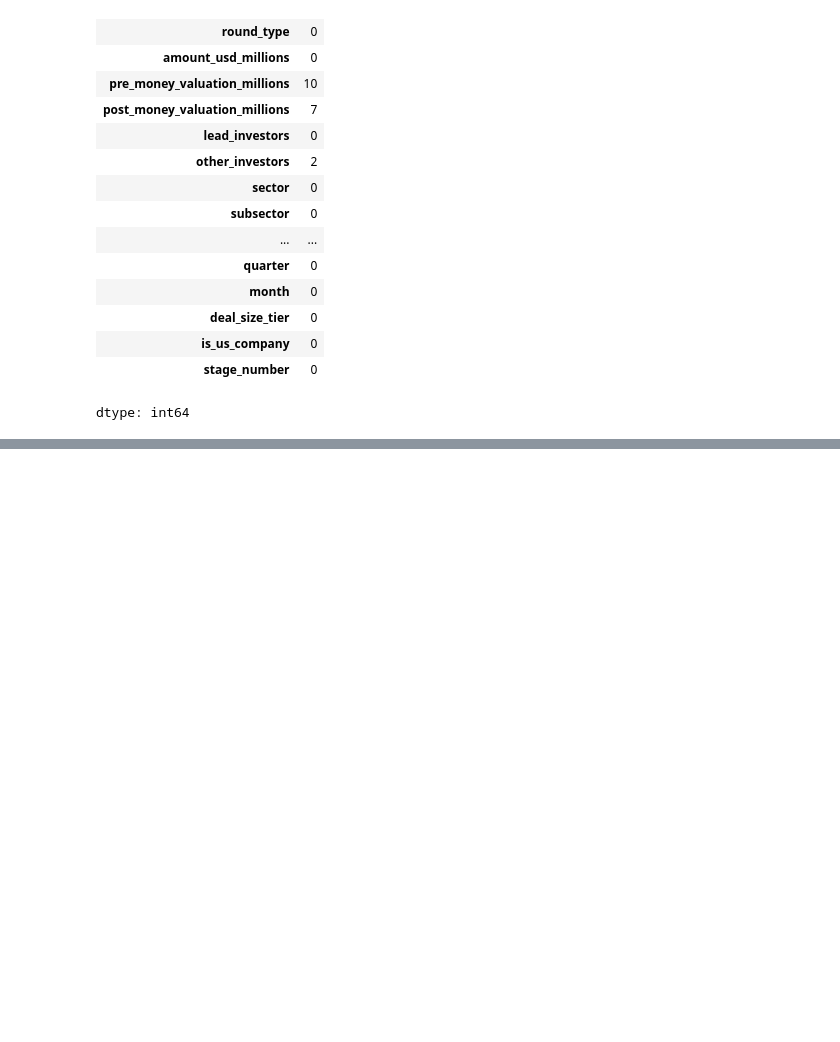
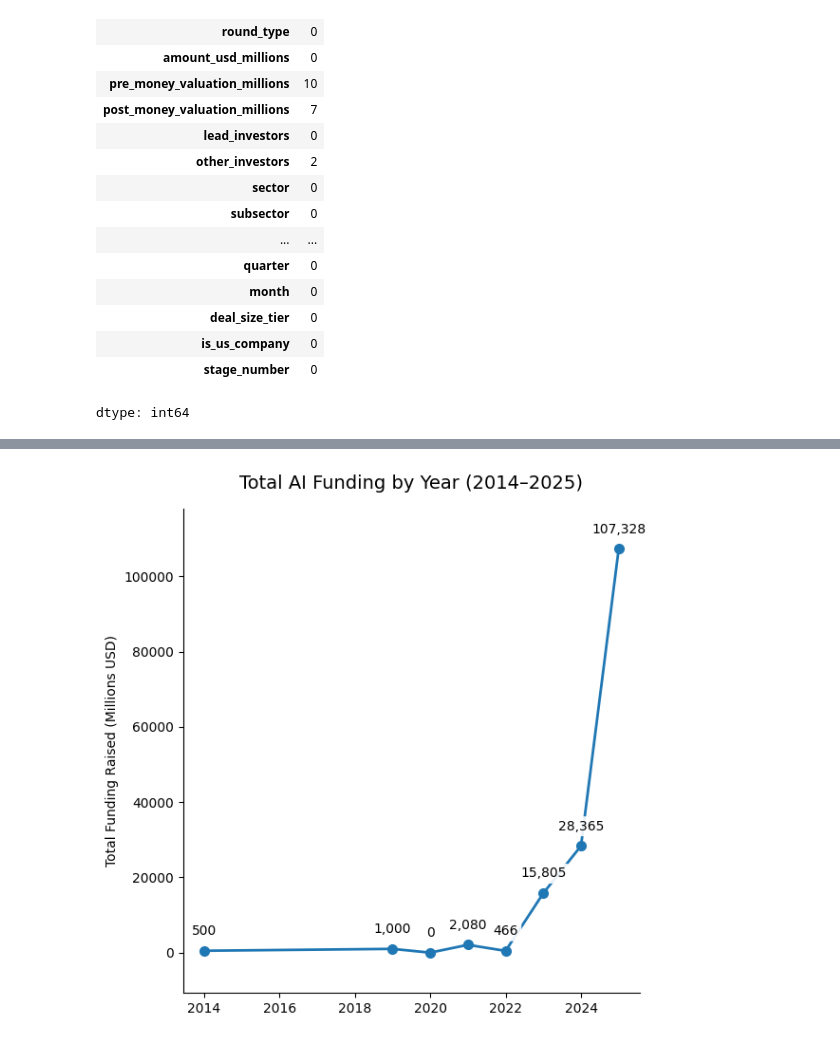
Before and after one commit to rawalnidhi/ai-investment-trends-analysis, a Jupyter notebook: notebooks/AI_Investment_Trends_Analysis.ipynb, the cells around one changed output, grey strips where cells are left out. Drawn from its saved outputs; the diff is of its cells as text; code cells hidden in the pictures; blank space fills up the shorter version.

```diff
--- a/notebooks/AI_Investment_Trends_Analysis.ipynb
+++ b/notebooks/AI_Investment_Trends_Analysis.ipynb
@@ -123,0 +202,85 @@ dtype: int64
+# %%
+# Visualization 2: Total AI Funding by Year
+
+# Aggregate funding by year
+
+funding_by_year = (
+    df.groupby('year')['amount_usd_millions']
+      .sum()
+      .reset_index()
+)
+
+# Create figure
+
+plt.figure(figsize=(6,6))
+
+# Create line plot
+
+plt.plot(
+    funding_by_year['year'],
+    funding_by_year['amount_usd_millions'],
+    marker='o',
+    linewidth=2,
+    markersize=7
+)
+
+# Add data labels with white background to prevent overlap
+
+for x, y in zip(
+    funding_by_year['year'],
+    funding_by_year['amount_usd_millions']
+):
+
+    plt.annotate(
+        f'{y:,.0f}',
+        (x, y),
+        textcoords='offset points',
+        xytext=(0, 12),
+        ha='center',
+        fontsize=10,
+        bbox=dict(
+            boxstyle='round,pad=0.25',
+            facecolor='white',
+            edgecolor='none',
+            alpha=0.9
+        )
+    )
+
+# Chart title
+
+plt.title(
+    'Total AI Funding by Year (2014–2025)',
+    fontsize=14,
+    pad=15
+)
+
+# Leave room above highest label
+
+plt.margins(y=0.10)
+
+# Axis labels
+
+plt.ylabel('Total Funding Raised (Millions USD)')
+
+# Remove unnecessary chart borders
+
+ax = plt.gca()
+ax.spines['top'].set_visible(False)
+ax.spines['right'].set_visible(False)
+
+# Improve layout
+
+plt.tight_layout()
+
+#save plot
+plt.savefig(
+    'funding_by_year.png',
+    dpi=150,
+    bbox_inches='tight'
+)
+
+# Display chart
+
+plt.show()
+# %% [output]
+[figure, added]
```
Also changed, not shown: parts of 10 cells of this notebook.
